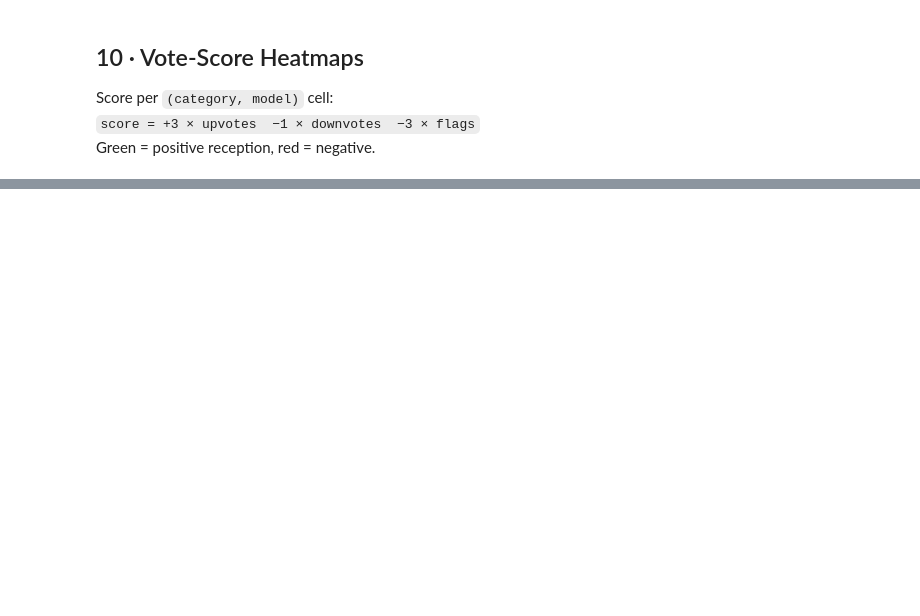
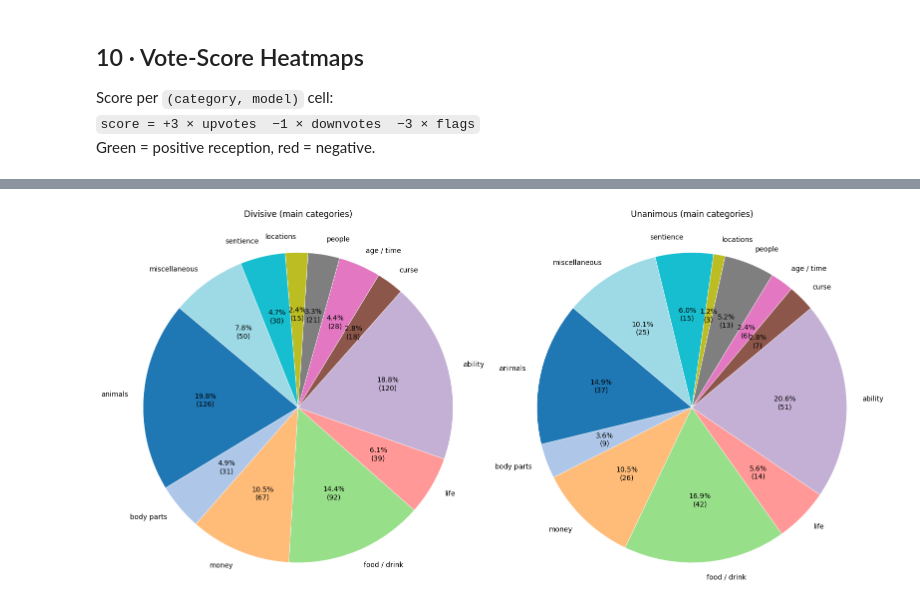
Before and after one commit to MasterMilkX/would-you-rather-llm, a Jupyter notebook: analysis/data_analysis.ipynb, the cells around one changed output, grey strips where cells are left out. Drawn from its saved outputs; the diff is of its cells as text; code cells hidden in the pictures; blank space fills up the shorter version.

Commit message:
pie graphs with unanimous vs. divisive

```diff
--- a/analysis/data_analysis.ipynb
+++ b/analysis/data_analysis.ipynb
@@ -128,0 +128,6 @@ Models: ['gemma', 'meta-llama', 'qwen', 'smol', 'tencent', 'tinyllama']
+# %%
+df2   = pd.read_sql_query("SELECT id, model_name, votes_a, votes_b FROM votes", conn)
+conn.close()
+
+df = df.merge(df2[['id', 'votes_a', 'votes_b']], on='id', how='left')
+df.tail()
@@ -207,7 +219,7 @@ with tqdm(total=num_entries, desc="Categorising") as pbar:
         CAT_PAIRS[model] = []
         for e in entries:
             CAT_PAIRS[model].append(
-                categorize_pairing({'a': e['option_a'], 'b': e['option_b']})
+                categorize_pairing({'a': e['option_a'], 'b': e['option_b'], 'votes_a': e['votes_a'], 'votes_b': e['votes_b']})
             )
             pbar.update(1)
 
@@ -252,6 +271,8 @@ for model, dat in CAT_PAIRS.items():
 # %% [markdown]
 ## 7 · Stacked Bar — All Models by Category
 Horizontal chart: **Y-axis** = categories, **X-axis** = question count, each model colour-coded.
+# %%
+CAT_PAIRS['original'] = OG_CAT_PAIRS
 # %%
 def vis_stacked_all_models(cat_pairs):
     categories    = list(CATEGORIES.keys())
@@ -375,0 +487,2 @@ showHeatmap(sec_df,  "SECONDARY CATEGORIES")
+# %%
+vb = vote_balance(CAT_PAIRS)
@@ -375,0 +491,32 @@ showHeatmap(sec_df,  "SECONDARY CATEGORIES")
+# %%
+# Pie charts: divisive vs unanimous (main categories only)
+categories = list(CATEGORIES.keys())
+
+div_vals = [vb['div']['main'][c] for c in categories]
+uni_vals = [vb['uni']['main'][c] for c in categories]
+
+def _plot_pie(ax, vals, cats, title):
+    total = sum(vals)
+    if total == 0:
+        ax.text(0.5, 0.5, "No data", ha="center", va="center", fontsize=12)
+        ax.set_title(title)
+        ax.axis('off')
+        return
+    labels = [f"{c}" for c, v in zip(cats, vals) if v > 0]
+    data   = [v for v in vals if v > 0]
+    colors = plt.cm.tab20(np.linspace(0, 1, len(data)))
+    def autopct(p):
+        count = int(round(p * total / 100.0))
+        return f"{p:.1f}%\n({count})"
+    ax.pie(data, labels=labels, colors=colors, autopct=autopct, startangle=140, wedgeprops={'linewidth':0.5, 'edgecolor':'white'})
+    ax.set_title(title)
+    ax.axis('equal')
+
+fig, axes = plt.subplots(1, 2, figsize=(16, 8))
+_plot_pie(axes[0], div_vals, categories,    "Divisive (main categories)")
+_plot_pie(axes[1], uni_vals, categories,    "Unanimous (main categories)")
+fig.tight_layout()
+fig.savefig(f"graphs/PIES_DIV_VS_UNI-{TIME}.png", dpi=300, bbox_inches='tight')
+plt.show()
+# %% [output]
+[figure, added]
```
Also changed, not shown: parts of 19 cells of this notebook, 17 other files.
